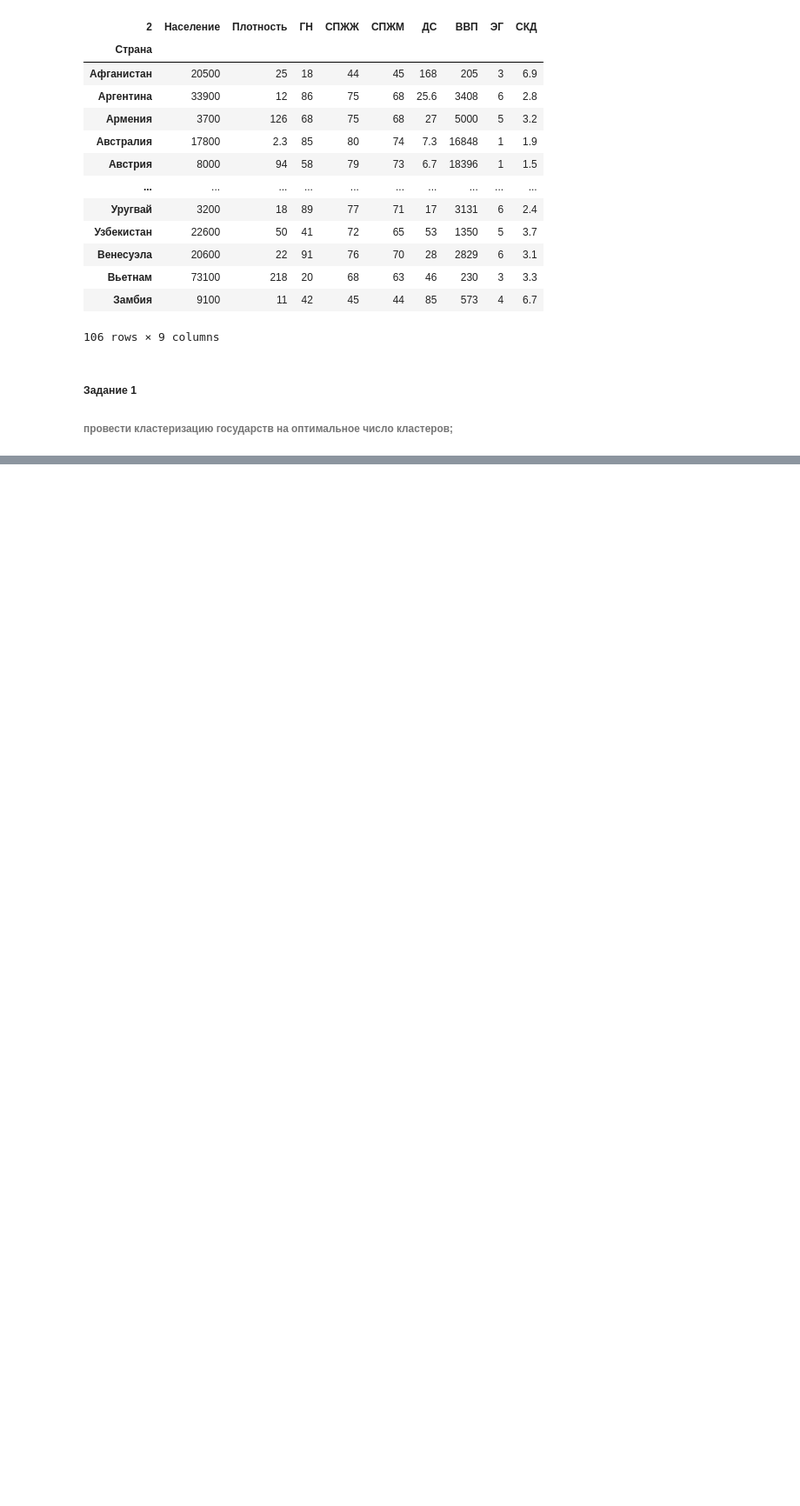
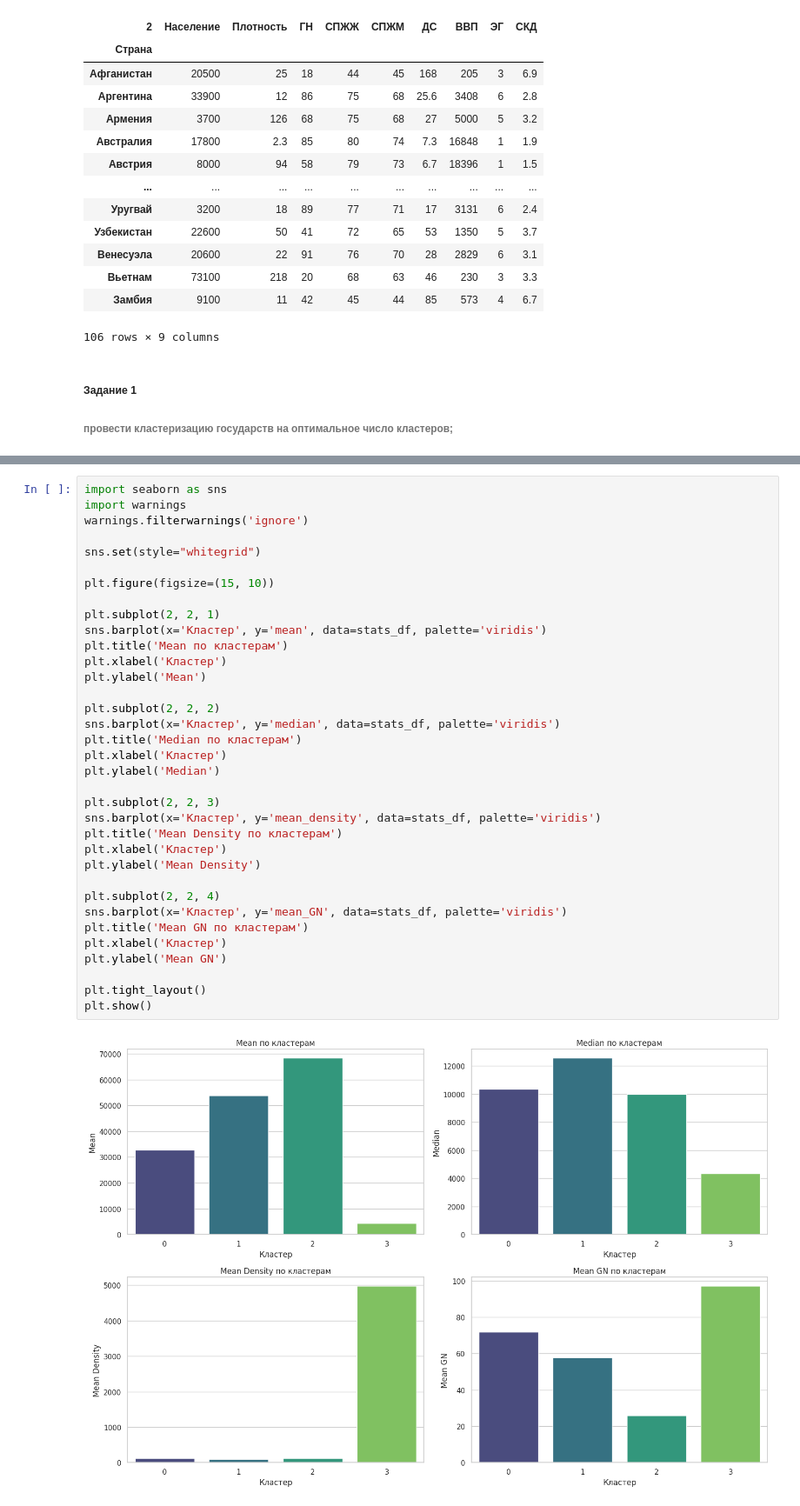
Before and after one commit to KrasArma/mathematical-statistics, a Jupyter notebook: 2---cluster-analysis/laba2.ipynb, the cells around one changed output, grey strips where cells are left out. Shown: that part at 87% size. Saved outputs shown, nothing was run; the diff lists cells and outputs as text; blank space fills up the shorter version.

```diff
--- a/2---cluster-analysis/laba2.ipynb
+++ b/2---cluster-analysis/laba2.ipynb
@@ -67,0 +173,37 @@ plt.show()
+# %%
+import seaborn as sns
+import warnings
+warnings.filterwarnings('ignore')
+
+sns.set(style="whitegrid")
+
+plt.figure(figsize=(15, 10))
+
+plt.subplot(2, 2, 1)
+sns.barplot(x='Кластер', y='mean', data=stats_df, palette='viridis')
+plt.title('Mean по кластерам')
+plt.xlabel('Кластер')
+plt.ylabel('Mean')
+
+plt.subplot(2, 2, 2)
+sns.barplot(x='Кластер', y='median', data=stats_df, palette='viridis')
+plt.title('Median по кластерам')
+plt.xlabel('Кластер')
+plt.ylabel('Median')
+
+plt.subplot(2, 2, 3)
+sns.barplot(x='Кластер', y='mean_density', data=stats_df, palette='viridis')
+plt.title('Mean Density по кластерам')
+plt.xlabel('Кластер')
+plt.ylabel('Mean Density')
+
+plt.subplot(2, 2, 4)
+sns.barplot(x='Кластер', y='mean_GN', data=stats_df, palette='viridis')
+plt.title('Mean GN по кластерам')
+plt.xlabel('Кластер')
+plt.ylabel('Mean GN')
+
+plt.tight_layout()
+plt.show()
+# %% [output]
+[figure, added]
```
Also changed, not shown: parts of 11 cells of this notebook.
